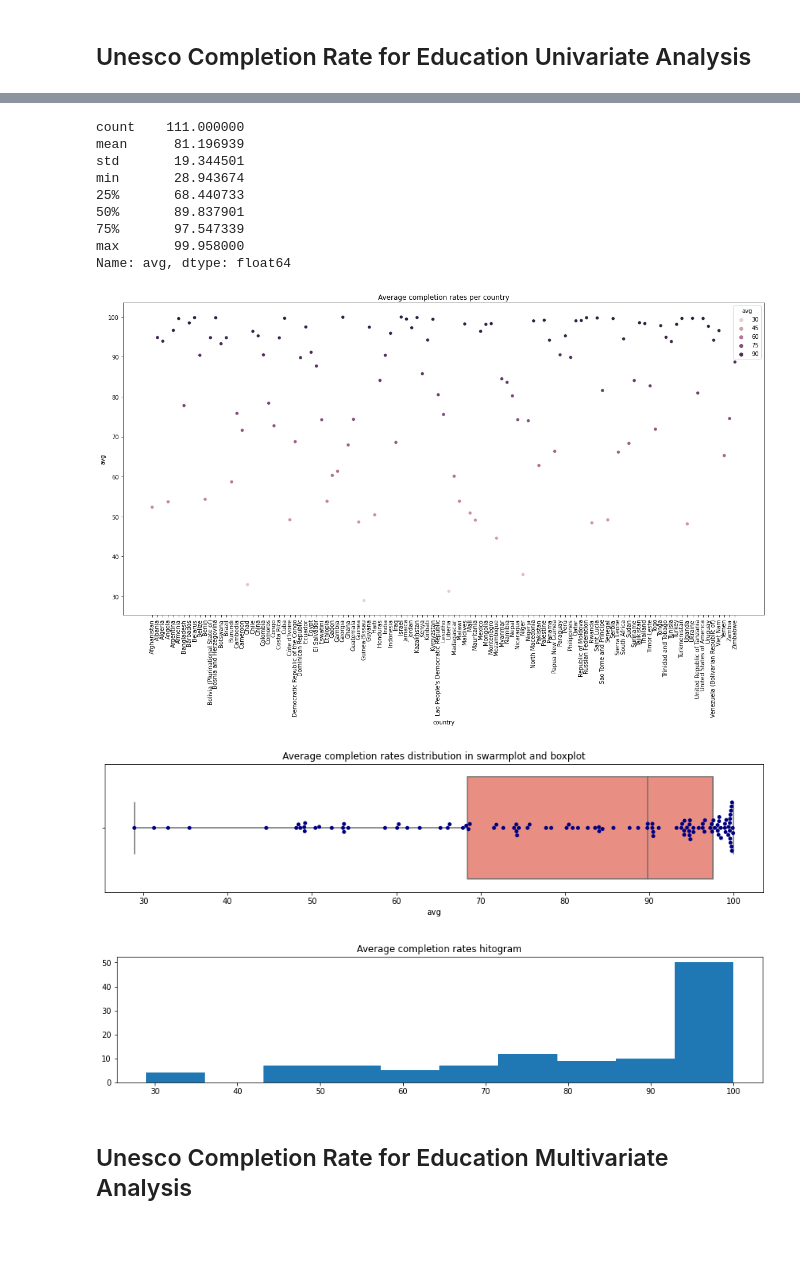
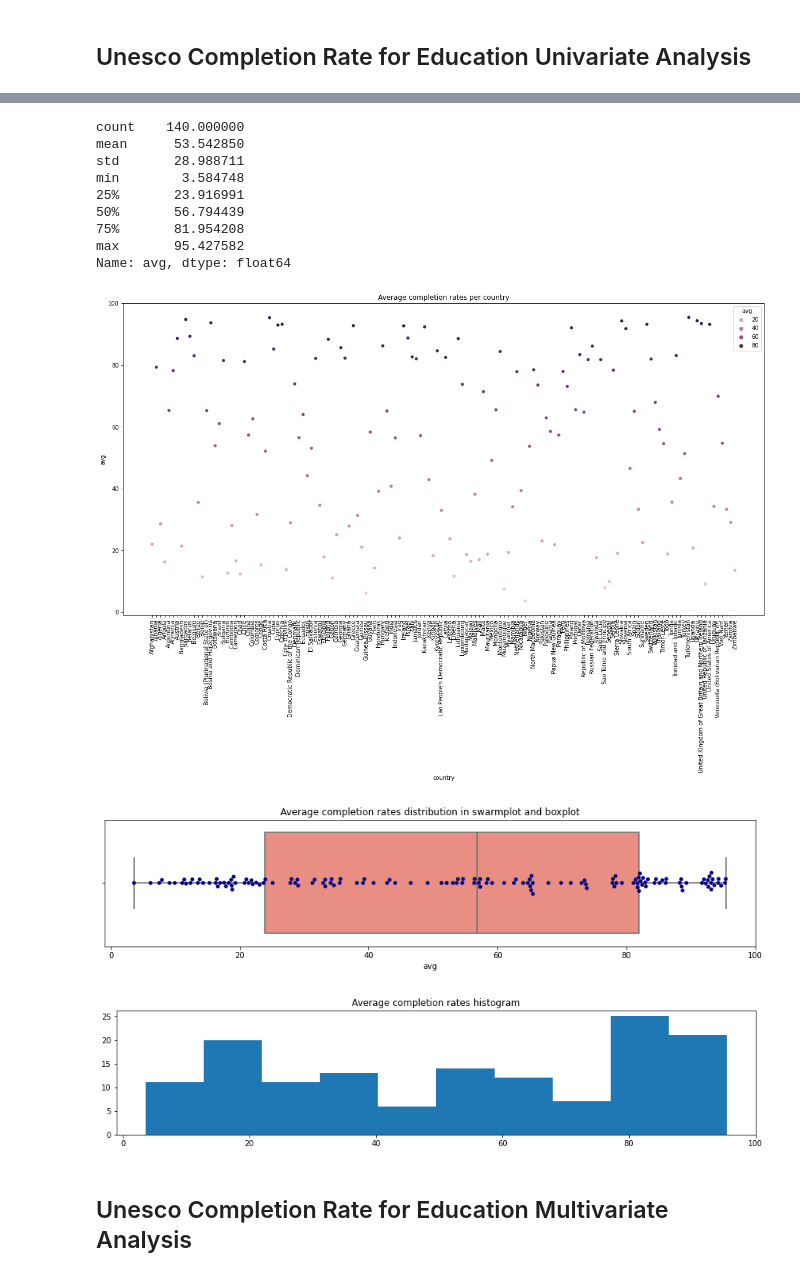
Before and after one commit to One-O-Nine/data-cleaning, a Jupyter notebook: EDA/unesco.ipynb, the cells around one changed output, grey strips where cells are left out. Drawn from its saved outputs; the diff is of its cells as text; code cells hidden in the pictures; blank space fills up the shorter version.

Commit message:
updated unesco EDA & data cleanup

```diff
--- a/EDA/unesco.ipynb
+++ b/EDA/unesco.ipynb
@@ -7,7 +7,7 @@ import seaborn as sns
 import matplotlib.pyplot as plt
 import json
 # %%
-df_primary = pd.read_csv('unesco-completion-rate-primary-education-clean.csv')
-# df_lower_secondary = pd.read_csv('unesco-completion-rate-lower-secondary-education-clean.csv')
-# df_upper_secondary = pd.read_csv('unesco-completion-rate-upper-secondary-education-clean.csv')
+# df_unesco = pd.read_csv('unesco-completion-rate-primary-education-clean.csv')
+# df_unesco = pd.read_csv('unesco-completion-rate-lower-secondary-education-clean.csv')
+df_unesco = pd.read_csv('unesco-completion-rate-upper-secondary-education-clean.csv')
 # %%
@@ -22,5 +22,5 @@ df_primary.head()
 # %%
-df_unstack_years = df_primary.pivot_table(columns=['year'], index="country", values=['completion_value'], fill_value=np.nan)
+df_unstack_years = df_unesco.pivot_table(columns=['year'], index=["country", 'ID'], values=['completion_value'], fill_value=np.nan)
 
 df_unstack_years['avg'] = df_unstack_years.mean(axis=1)
 df_unstack_years.head()
@@ -36,23 +36,26 @@ df_unstack_years.head()
 # %%
 df_unstack_years.describe()['avg']
 # %% [output]
-count    111.000000
-mean      81.196939
-std       19.344501
-min       28.943674
-25%       68.440733
-50%       89.837901
-75%       97.547339
-max       99.958000
+count    140.000000
+mean      53.542850
+std       28.988711
+min        3.584748
+25%       23.916991
+50%       56.794439
+75%       81.954208
+max       95.427582
 Name: avg, dtype: float64
 # %%
 fig, ax = plt.subplots(figsize=(20, 10))
 plt.title('Average completion rates per country')
 plt.xticks(rotation=90)
 
-fig = sns.scatterplot(x=df_unstack_years.index, y=df_unstack_years['avg'], hue=df_unstack_years['avg'])
+fig = sns.scatterplot(
+    x=df_unstack_years.index.get_level_values('country'),
+    y=df_unstack_years['avg'],
+    hue=df_unstack_years['avg'])
 # %% [output]
-[figure, old version]
+[figure, new version]
 # %%
 fig, ax = plt.subplots(figsize=(15, 3))
 plt.title('Average completion rates distribution in swarmplot and boxplot')
@@ -60,14 +63,14 @@ plt.title('Average completion rates distribution in swarmplot and boxplot')
 sns.boxplot(x=df_unstack_years['avg'], color='salmon')
 fig = sns.swarmplot(x=df_unstack_years['avg'], color="navy")
 # %% [output]
-[figure, old version]
+[figure, new version]
 # %%
 fig, ax = plt.subplots(figsize=(15, 3))
-plt.title('Average completion rates hitogram')
+plt.title('Average completion rates histogram')
 
 fig = plt.hist(df_unstack_years['avg'])
 # %% [output]
-[figure, old version]
+[figure, new version]
 # %% [markdown]
 ## Unesco Completion Rate for Education Multivariate Analysis
 # %%
```
Also changed, not shown: parts of 15 cells of this notebook.
